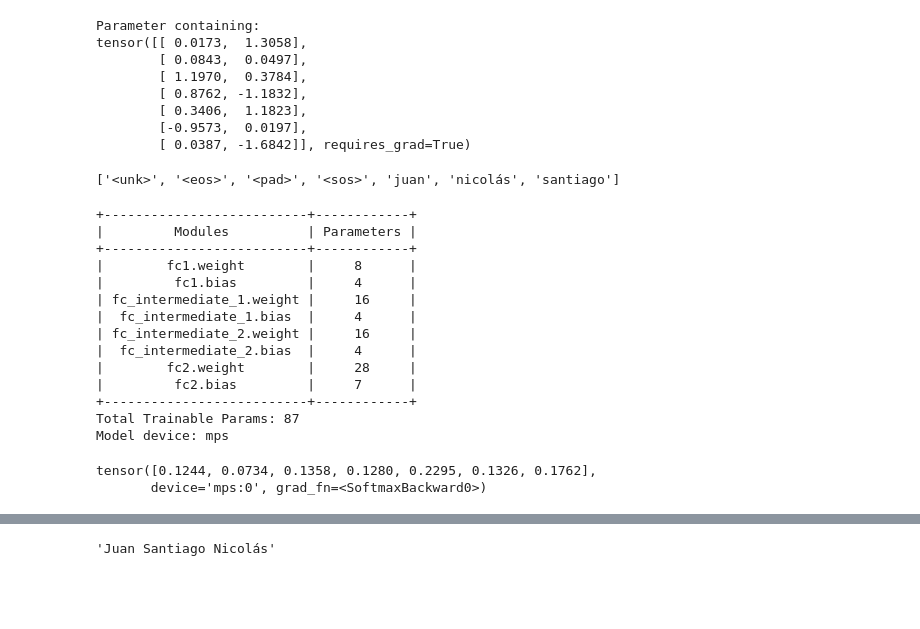
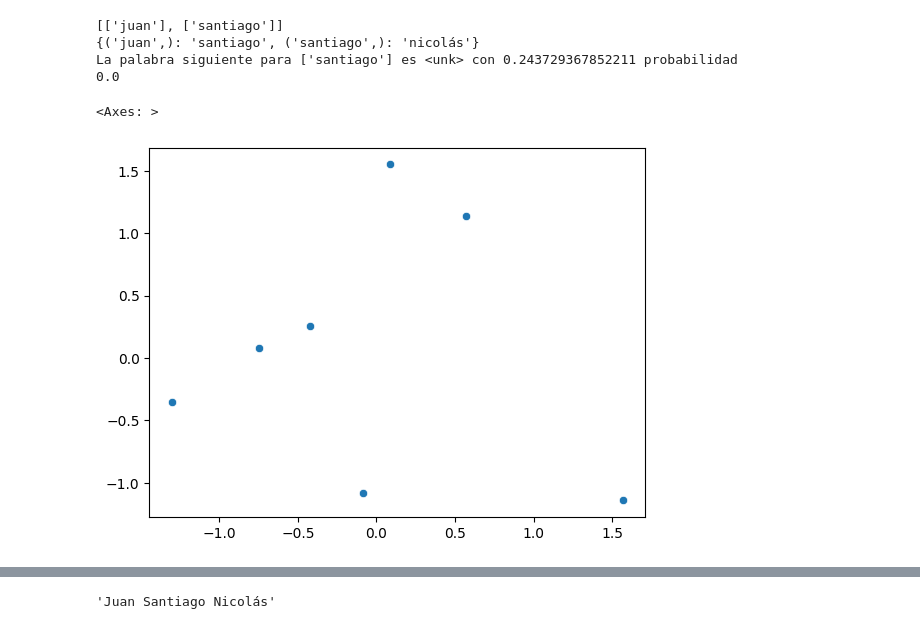
Before and after one commit to EAndrade-Lotero/LMsFrom0, a Jupyter notebook: src/notebooks/tour_ffnlm.ipynb, the cells around one changed output, grey strips where cells are left out. Drawn from its saved outputs; the diff is of its cells as text; code cells hidden in the pictures; blank space fills up the shorter version.

```diff
--- a/src/notebooks/tour_ffnlm.ipynb
+++ b/src/notebooks/tour_ffnlm.ipynb
@@ -8,55 +87,39 @@ from lms.models import FFNLM
 # %%
 texto = 'Juan Santiago Nicolás'
+
 num_embeddings = 4 + len(texto.split(' '))
 num_dim = 2
 embeddigns = torch.nn.Embedding(
 	num_embeddings=num_embeddings,
 	embedding_dim=num_dim
 )
-embeddigns.weight
+
+vec = Vectorizer(
+	texto=texto,
+	embeddings=embeddigns
+)
+
+window_length = 1
+hidden_size = 4
+lm = FFNLM(
+	vectorizer=vec,
+	window_length=window_length,
+	hidden_size=hidden_size
+)
-# %% [output]
-Parameter containing:
-tensor([[ 0.0173,  1.3058],
-        [ 0.0843,  0.0497],
-        [ 1.1970,  0.3784],
-        [ 0.8762, -1.1832],
-        [ 0.3406,  1.1823],
-        [-0.9573,  0.0197],
-        [ 0.0387, -1.6842]], requires_grad=True)
-# %%
-vec = Vectorizer(
-	texto=texto,
-	embeddings=embeddigns
-)
-vec.tokens
-# %% [output]
-['<unk>', '<eos>', '<pad>', '<sos>', 'juan', 'nicolás', 'santiago']
-# %%
-window_length = 1
-hidden_size = 4
-lm = FFNLM(
-	vectorizer=vec,
-	window_length=window_length,
-	hidden_size=hidden_size
-)
-lm.summary()
-# %% [output]
-+--------------------------+------------+
-|         Modules          | Parameters |
-+--------------------------+------------+
-|        fc1.weight        |     8      |
-|         fc1.bias         |     4      |
-| fc_intermediate_1.weight |     16     |
-|  fc_intermediate_1.bias  |     4      |
-| fc_intermediate_2.weight |     16     |
-|  fc_intermediate_2.bias  |     4      |
-|        fc2.weight        |     28     |
-|         fc2.bias         |     7      |
-+--------------------------+------------+
-Total Trainable Params: 87
-Model device: mps
-# %%
-lm.probabilities(['juan'])
-# %% [output]
-tensor([0.1244, 0.0734, 0.1358, 0.1280, 0.2295, 0.1326, 0.1762],
-       device='mps:0', grad_fn=<SoftmaxBackward0>)
+# %%
+print(crear_ngramas(text=texto, n_gramas=window_length))
+print(crear_valores_correctos(text=texto, n_gramas=window_length))
+
+print(encontrar_maxima_probabilidad(palabras=['santiago'], lm=lm, mostrar_prob=True))
+print(accuracy(text=texto, lm=lm))
+# %% [output]
+[['juan'], ['santiago']]
+{('juan',): 'santiago', ('santiago',): 'nicolás'}
+La palabra siguiente para ['santiago'] es <unk> con 0.243729367852211 probabilidad
+0.0
+# %%
+embedding_matrix = embeddigns.weight.detach().numpy()
+sns.scatterplot(x=embedding_matrix[:,0], y=embedding_matrix[:,1])
+# %% [output]
+<Axes: >
+[figure, added]
```
Also changed, not shown: parts of 36 cells of this notebook.
